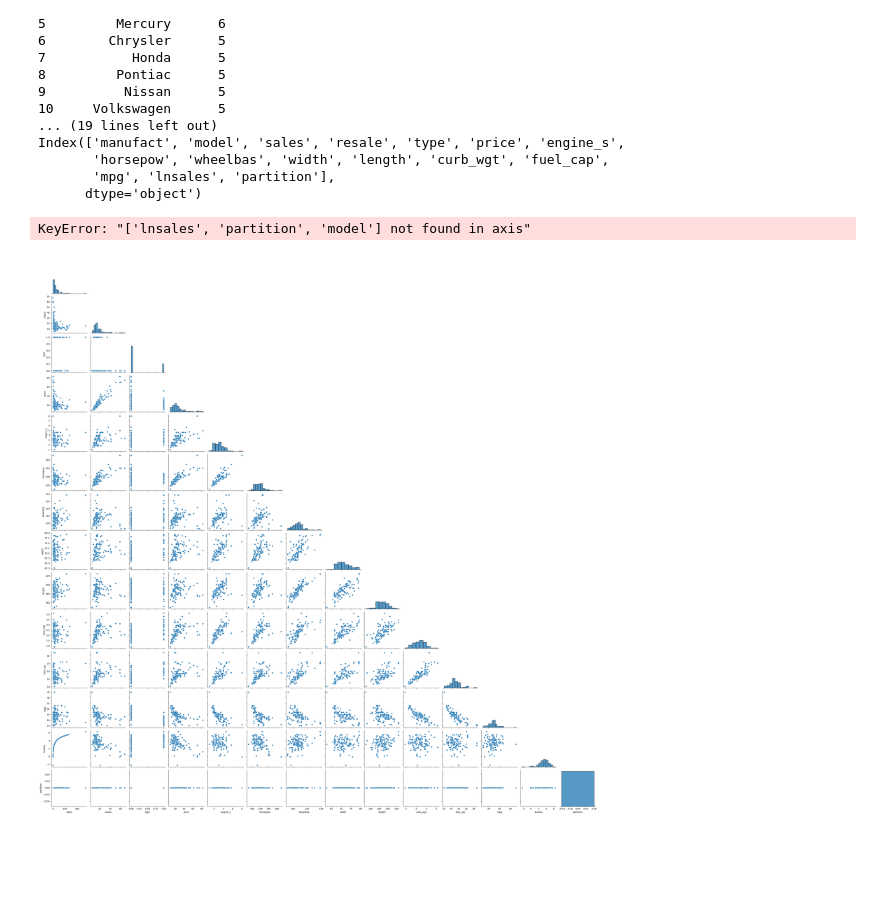
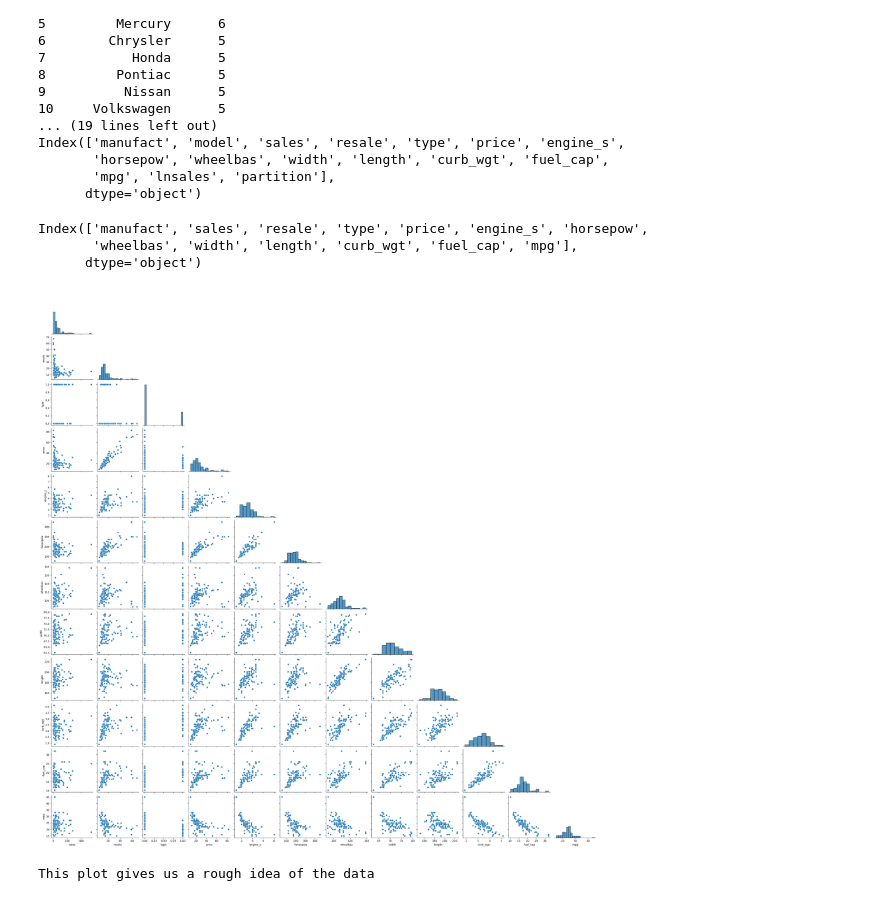
Before and after one commit to AbhinavSinghKuriya/Datasheet6, a Jupyter notebook: DataAnalysis.ipynb, the cells around one changed output. Cells and saved outputs as stored; diff of their text form; code cells hidden in the pictures; blank space fills up the shorter version.

```diff
--- a/DataAnalysis.ipynb
+++ b/DataAnalysis.ipynb
@@ -164,15 +164,25 @@ Index(['manufact', 'model', 'sales', 'resale', 'type', 'price', 'engine_s',
       dtype='object')
 # %%
 # Lets drop model, lnsales and partition
-df = df.drop(['lnsales', 'partition','model'],axis=1)
+df = df.drop(columns=['lnsales', 'partition','model'])
 print(df.columns)
 # %% [output]
-KeyError: "['lnsales', 'partition', 'model'] not found in axis"
+Index(['manufact', 'sales', 'resale', 'type', 'price', 'engine_s', 'horsepow',
+       'wheelbas', 'width', 'length', 'curb_wgt', 'fuel_cap', 'mpg'],
+      dtype='object')
 # %%
+# Plotting only useful columns
+pairdf = df.drop(columns=[])
 grid = sns.pairplot(df,corner=True)
 # %% [output]
-[figure, old version]
+[figure, new version]
 # %%
-
+# For saving the plot
+''''
 
 grid.savefig('carpairplot.png', dpi=300, bbox_inches='tight')
+
+'''
+print('This plot gives us a rough idea of the data')
+# %% [output]
+This plot gives us a rough idea of the data
```
Also changed, not shown: parts of 1 cell of this notebook.
